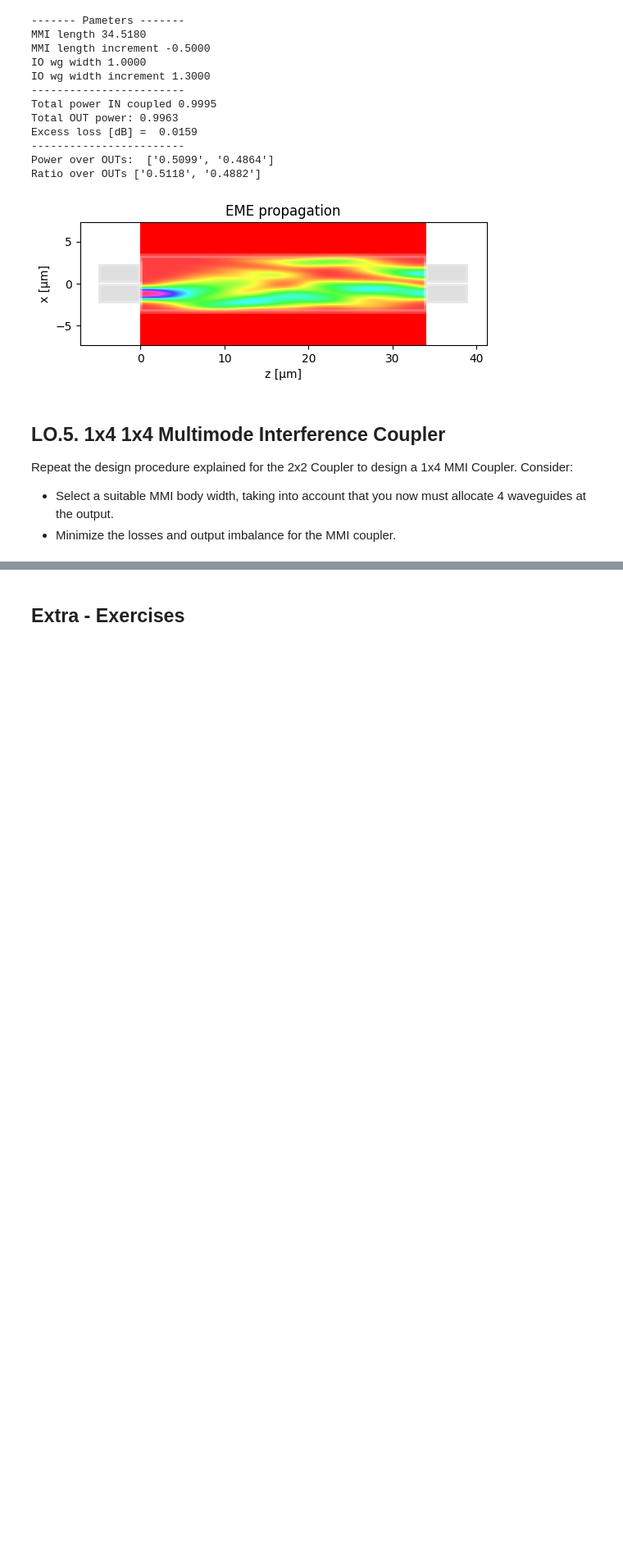
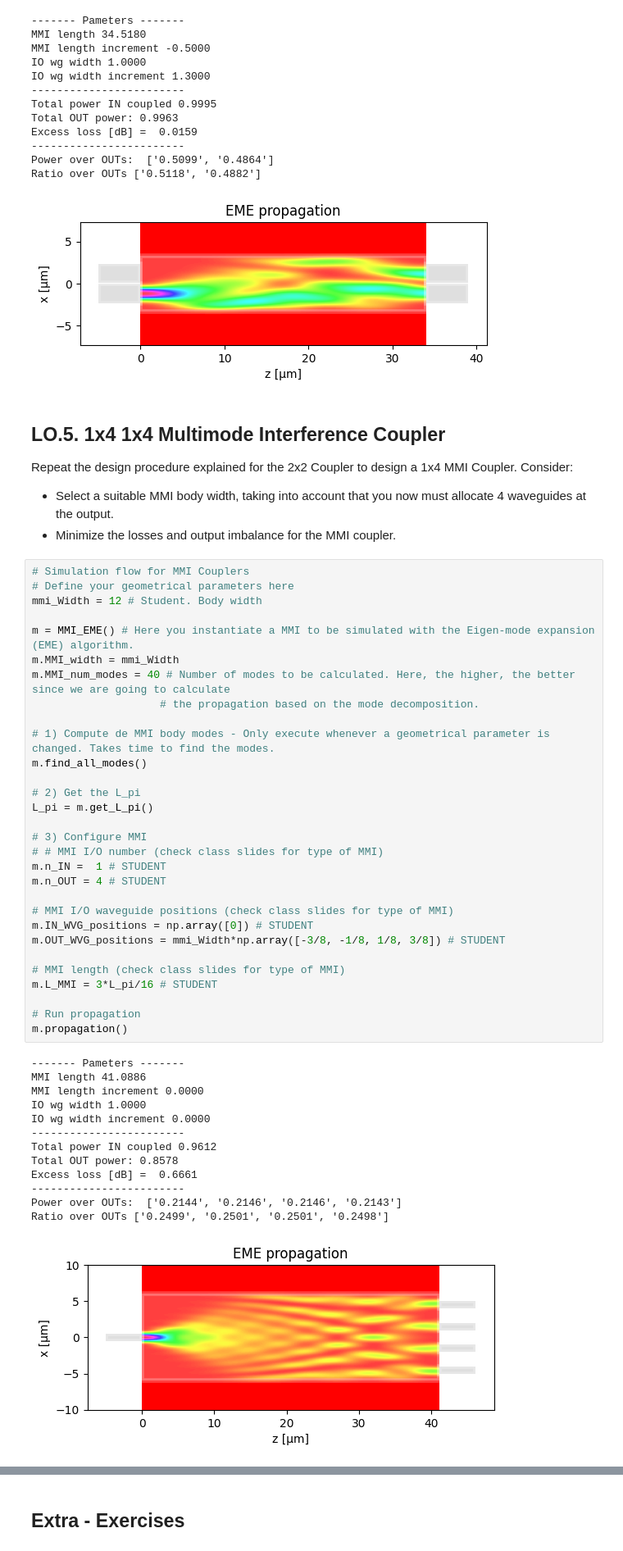
Before and after one commit to davidalcarria/pic-upv-lab2, a Jupyter notebook: COUPLERS_Student.ipynb, the cells around one changed output, grey strips where cells are left out. Shown at 82% size. Cells and saved outputs as stored; diff of their text form; blank space fills up the shorter version.

```diff
--- a/COUPLERS_Student.ipynb
+++ b/COUPLERS_Student.ipynb
@@ -437,3 +378,47 @@ Ratio over OUTs ['0.5118', '0.4882']
 Repeat the design procedure explained for the 2x2 Coupler to design a 1x4 MMI Coupler. Consider:
 - Select a suitable MMI body width, taking into account that you now must allocate 4 waveguides at the output.
 - Minimize the losses and output imbalance for the MMI coupler.
+# %%
+# Simulation flow for MMI Couplers
+# Define your geometrical parameters here
+mmi_Width = 12 # Student. Body width
+
+m = MMI_EME() # Here you instantiate a MMI to be simulated with the Eigen-mode expansion (EME) algorithm.
+m.MMI_width = mmi_Width
+m.MMI_num_modes = 40 # Number of modes to be calculated. Here, the higher, the better since we are going to calculate
+                    # the propagation based on the mode decomposition.
+
+# 1) Compute de MMI body modes - Only execute whenever a geometrical parameter is changed. Takes time to find the modes.
+m.find_all_modes()
+
+# 2) Get the L_pi
+L_pi = m.get_L_pi()
+
+# 3) Configure MMI
+# # MMI I/O number (check class slides for type of MMI)
+m.n_IN =  1 # STUDENT
+m.n_OUT = 4 # STUDENT
+
+# MMI I/O waveguide positions (check class slides for type of MMI)
+m.IN_WVG_positions = np.array([0]) # STUDENT
+m.OUT_WVG_positions = mmi_Width*np.array([-3/8, -1/8, 1/8, 3/8]) # STUDENT
+
+# MMI length (check class slides for type of MMI)
+m.L_MMI = 3*L_pi/16 # STUDENT
+
+# Run propagation
+m.propagation()
+# %% [output]
+------- Pameters -------
+MMI length 41.0886
+MMI length increment 0.0000
+IO wg width 1.0000
+IO wg width increment 0.0000
+------------------------
+Total power IN coupled 0.9612
+Total OUT power: 0.8578
+Excess loss [dB] =  0.6661
+------------------------
+Power over OUTs:  ['0.2144', '0.2146', '0.2146', '0.2143']
+Ratio over OUTs ['0.2499', '0.2501', '0.2501', '0.2498']
+[figure, added]
```
Also changed, not shown: parts of 23 cells of this notebook.
